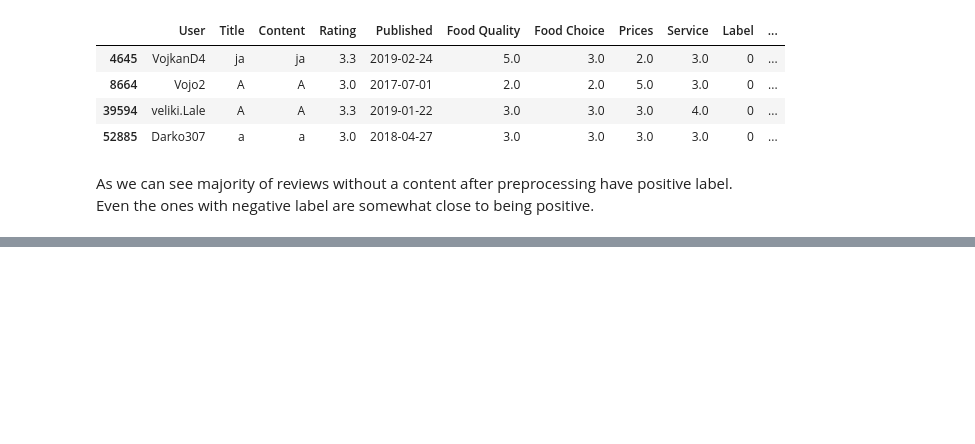
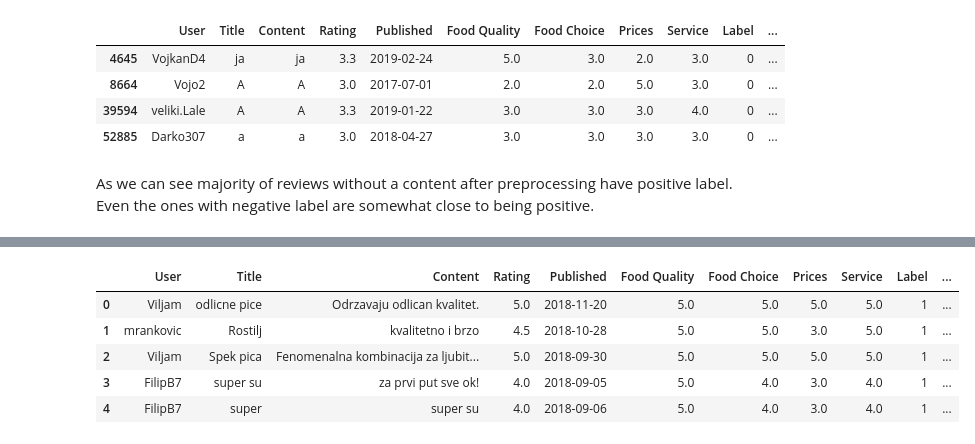
Before and after one commit to stevanmatovic/serbian-sentiment-analysis, a Jupyter notebook: donesi.ipynb, the cells around one changed output, grey strips where cells are left out. Drawn from its saved outputs; the diff is of its cells as text; code cells hidden in the pictures; blank space fills up the shorter version.

```diff
--- a/donesi.ipynb
+++ b/donesi.ipynb
@@ -143,0 +198,9 @@ As we can see majority of reviews without a content after preprocessing have pos
+# %%
+data.head()
+# %% [output]
+|  | User | Title | Content | Rating | Published | Food Quality | Food Choice | Prices | Service | Label | ... |
+| 0 | Viljam | odlicne pice | Odrzavaju odlican kvalitet. | 5.0 | 2018-11-20 | 5.0 | 5.0 | 5.0 | 5.0 | 1 | ... |
+| 1 | mrankovic | Rostilj | kvalitetno i brzo | 4.5 | 2018-10-28 | 5.0 | 5.0 | 3.0 | 5.0 | 1 | ... |
+| 2 | Viljam | Spek pica | Fenomenalna kombinacija za ljubit... | 5.0 | 2018-09-30 | 5.0 | 5.0 | 5.0 | 5.0 | 1 | ... |
+| 3 | FilipB7 | super su | za prvi put sve ok! | 4.0 | 2018-09-05 | 5.0 | 4.0 | 3.0 | 4.0 | 1 | ... |
+| 4 | FilipB7 | super | super su | 4.0 | 2018-09-06 | 5.0 | 4.0 | 3.0 | 4.0 | 1 | ... |
```
Also changed, not shown: parts of 14 cells of this notebook, 2 other files.
